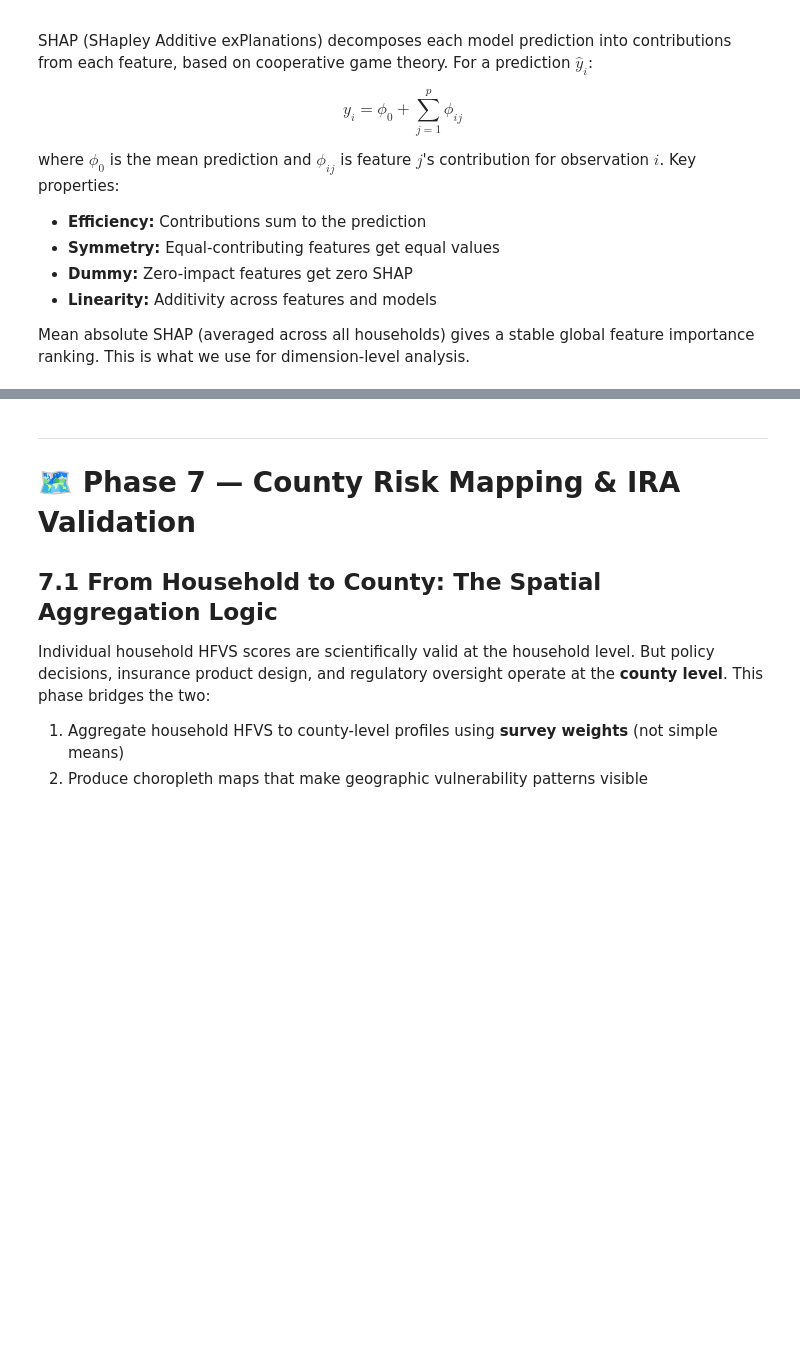
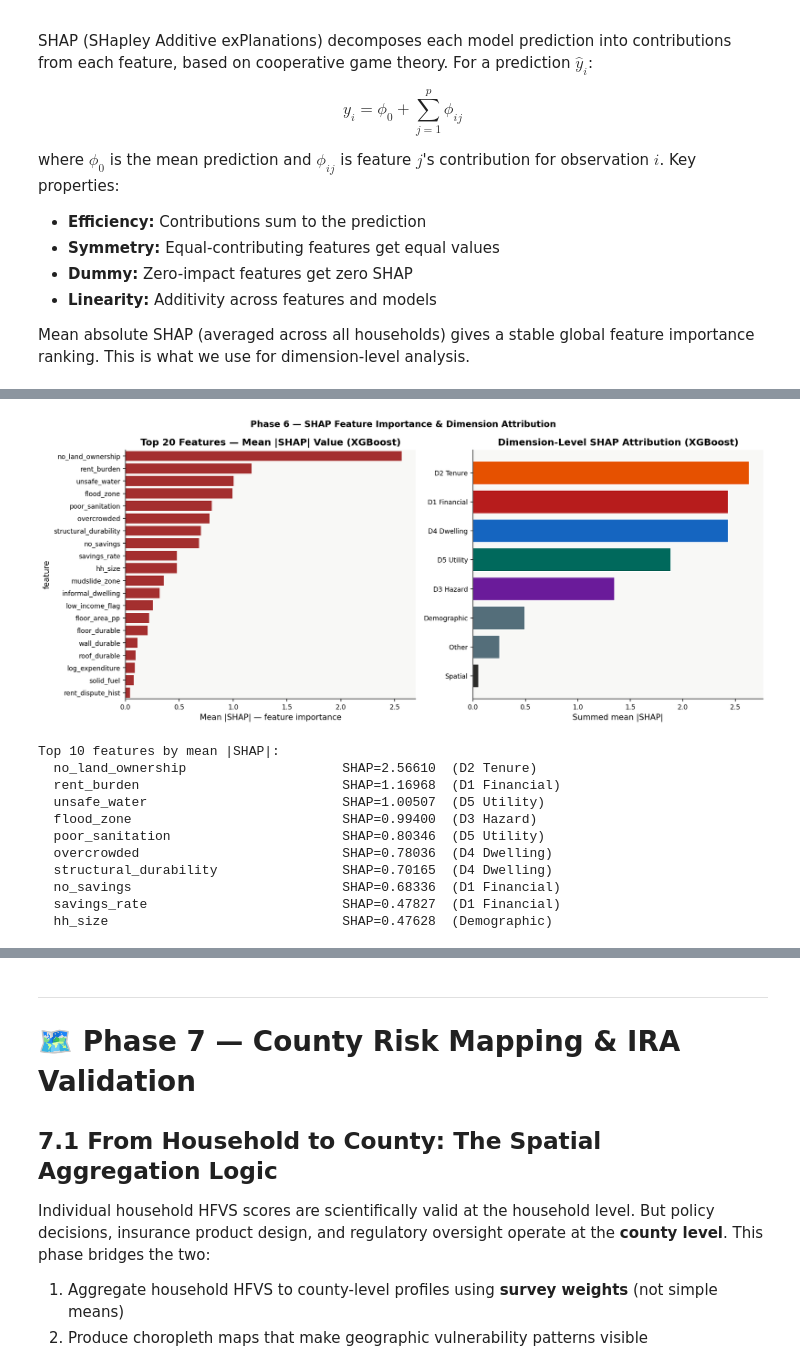
Before and after one commit to VAL-Jerono/KHS_housing_dissertation, a Jupyter notebook: KHS_Dissertation_FINAL.ipynb, the cells around one changed output, grey strips where cells are left out. Drawn from its saved outputs; the diff is of its cells as text; code cells hidden in the pictures; blank space fills up the shorter version.

```diff
--- a/KHS_Dissertation_FINAL.ipynb
+++ b/KHS_Dissertation_FINAL.ipynb
@@ -1505,9 +1692,14 @@ from sklearn.linear_model import LogisticRegression
 from sklearn.preprocessing import RobustScaler
 
 X_interp = master[RAW_FEATURES].copy()
-for c in RAW_FEATURES:
-    X_interp[c] = X_interp[c].fillna(X_interp[c].median())
-scaler_r = RobustScaler()
+
+# Double-fill: median first, then 0 for any column whose median is itself NaN
+X_interp = X_interp.fillna(X_interp.median()).fillna(0)
+
+assert X_interp.isna().sum().sum() == 0, \
+    f"NaNs remain in columns: {X_interp.columns[X_interp.isna().any()].tolist()}"
+
+scaler_r   = RobustScaler()
 X_interp_s = scaler_r.fit_transform(X_interp)
 
 lr_pipe = Pipeline([
@@ -1518,18 +1710,18 @@ oof_lr = cross_val_predict(lr_pipe, X_interp_s, y_bin, cv=skf, method='predict_p
 
 # Odds ratios from full-data fit
 lr_pipe.fit(X_interp_s, y_bin)
-coef = lr_pipe.named_steps['lr'].coef_[0]
+coef   = lr_pipe.named_steps['lr'].coef_[0]
 coef_df = pd.DataFrame({
-    'feature'     : RAW_FEATURES,
-    'coefficient' : coef,
-    'odds_ratio'  : np.exp(coef),
+    'feature'    : RAW_FEATURES,
+    'coefficient': coef,
+    'odds_ratio' : np.exp(coef),
 }).sort_values('odds_ratio', ascending=False)
 
 auc_lr = roc_auc_score(y_bin, oof_lr)
 f1_lr  = f1_score(y_bin, (oof_lr > 0.5).astype(int))
 print(f"Logistic Regression (Track A):")
-print(f"  AUC-ROC      : {auc_lr:.4f}")
-print(f"  F1 Score     : {f1_lr:.4f}")
+print(f"  AUC-ROC : {auc_lr:.4f}")
+print(f"  F1 Score: {f1_lr:.4f}")
 print(f"\nTop 5 odds ratios (risk-increasing):")
 print(coef_df.head(5)[['feature', 'odds_ratio']].to_string(index=False))
 print(f"\nTop 5 odds ratios (risk-decreasing):")
@@ -1893,7 +2161,8 @@ plt.show()
 # TreeExplainer on this dataset. We validate that LightGBM agrees on rankings.
 
 # Train final XGBoost on full data (for SHAP — not cross-validated)
-_params = {k: v for k, v in xgb_cls_params.items() if k != 'early_stopping_rounds'}
+STRIP = {'early_stopping_rounds', 'n_estimators', 'verbosity'}
+_params = {k: v for k, v in xgb_cls_params.items() if k not in STRIP}
 xgb_final = xgb.XGBClassifier(**_params, n_estimators=500, verbosity=0)
 xgb_final.fit(X_tree_arr, y_bin)
 
@@ -1930,33 +2199,46 @@ DIM_FEATURE_MAP = {
     'D5 Utility'    : ['no_electricity','unsafe_water','poor_sanitation','solid_fuel'],
     'Demographic'   : ['hh_size','dependency_ratio','max_edu_isced','n_children',
                         'n_elderly','female_share'],
     'Spatial'       : ['county_hfvs_rank','pct_urban_county'],
 }
 
 def assign_dim(feat):
     for dim, feats in DIM_FEATURE_MAP.items():
         if any(feat.startswith(f) or f in feat for f in feats):
             return dim
     return 'Other'
 
 shap_df['dimension'] = shap_df['feature'].apply(assign_dim)
 dim_shap = shap_df.groupby('dimension')['mean_abs_shap'].sum().sort_values(ascending=True)
 
 dim_colors = {'D1 Financial':RED, 'D2 Tenure':AMBER, 'D3 Hazard':PURPLE,
               'D4 Dwelling':BLUE, 'D5 Utility':TEAL, 'Demographic':GRAY, 'Spatial':DARK}
 bar_colors_d = [dim_colors.get(d, GRAY) for d in dim_shap.index]
 axes[1].barh(dim_shap.index, dim_shap.values, color=bar_colors_d, edgecolor='white')
 axes[1].set_title('Dimension-Level SHAP Attribution (XGBoost)')
 axes[1].set_xlabel('Summed mean |SHAP|')
 
 plt.suptitle('Phase 6 — SHAP Feature Importance & Dimension Attribution', fontsize=12, fontweight='600')
 plt.tight_layout()
 plt.savefig(FIGS / 'phase6_shap_analysis.png', dpi=150, bbox_inches='tight')
 plt.show()
 
 print("\nTop 10 features by mean |SHAP|:")
 for _, row in shap_df.head(10).iterrows():
     print(f"  {row['feature']:<35}  SHAP={row['mean_abs_shap']:.5f}  ({row['dimension']})")
+# %% [output]
+[figure, added]
+Top 10 features by mean |SHAP|:
+  no_land_ownership                    SHAP=2.56610  (D2 Tenure)
+  rent_burden                          SHAP=1.16968  (D1 Financial)
+  unsafe_water                         SHAP=1.00507  (D5 Utility)
+  flood_zone                           SHAP=0.99400  (D3 Hazard)
+  poor_sanitation                      SHAP=0.80346  (D5 Utility)
+  overcrowded                          SHAP=0.78036  (D4 Dwelling)
+  structural_durability                SHAP=0.70165  (D4 Dwelling)
+  no_savings                           SHAP=0.68336  (D1 Financial)
+  savings_rate                         SHAP=0.47827  (D1 Financial)
+  hh_size                              SHAP=0.47628  (Demographic)
 # %%
 # ── 6.5  TabNet attention vs XGBoost SHAP — dimension alignment test ──────────
 # This is the dissertation's key cross-validation test.
```
Also changed, not shown: parts of 45 cells of this notebook.
